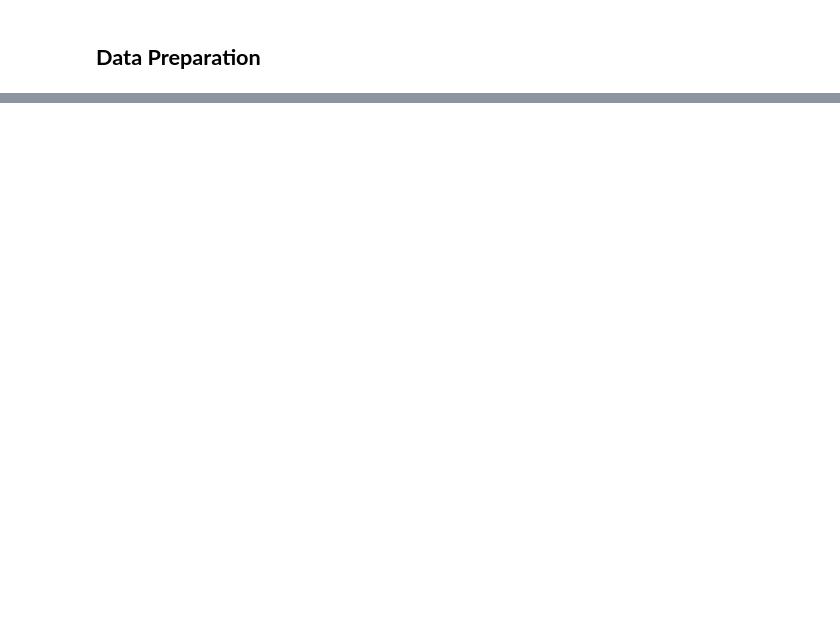
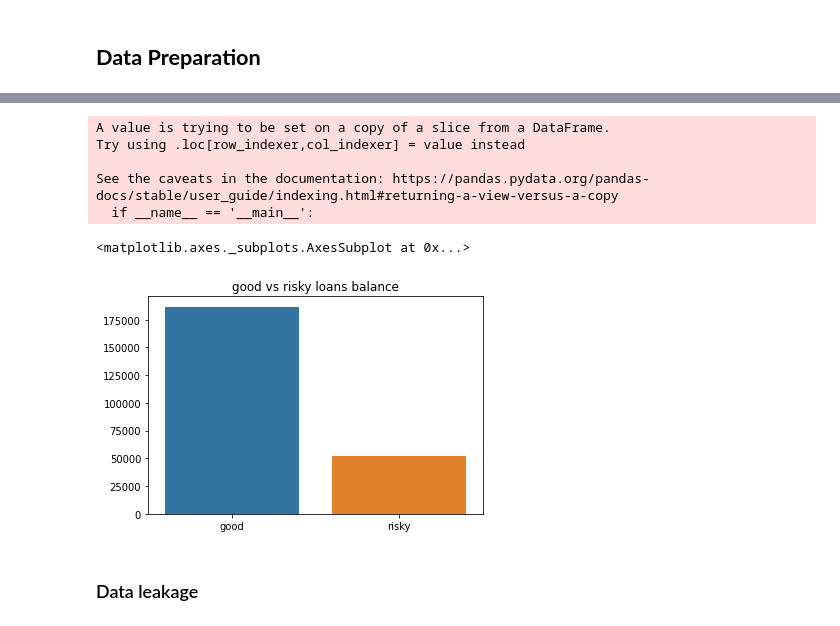
Before and after one commit to lailasaummi/Google-colab, a Jupyter notebook: Laila_Awalia_Saummi_VIX_ID_X_Partners.ipynb, the cells around one changed output, grey strips where cells are left out. Cells and saved outputs as stored; diff of their text form; code cells hidden in the pictures; blank space fills up the shorter version.

```diff
--- a/Laila_Awalia_Saummi_VIX_ID_X_Partners.ipynb
+++ b/Laila_Awalia_Saummi_VIX_ID_X_Partners.ipynb
@@ -147,0 +32,2 @@ data.describe()
+# %%
+raw_data = pd.read_csv('/content/drive/MyDrive/Colab Notebooks/loan_data_2007_2014.csv', low_memory = False)
@@ -147,0 +67,9 @@ data.describe()
+# %%
+# Drop inconsistent columns
+drop_col = ['Unnamed: 0', 'annual_inc_joint', 'dti_joint', 'verification_status_joint',
+       'open_acc_6m', 'open_il_6m', 'open_il_12m', 'open_il_24m',
+       'mths_since_rcnt_il', 'total_bal_il', 'il_util', 'open_rv_12m',
+       'open_rv_24m', 'max_bal_bc', 'all_util', 'inq_fi', 'total_cu_tl',
+       'inq_last_12m']
+
+data = raw_data.drop(columns=drop_col, axis=1)
@@ -147,0 +96,25 @@ data.describe()
+# %%
+# Define values
+ambiguous = ['Current', 'In Grace Period']
+good_loan =  ['Fully Paid', 'Does not meet the credit policy. Status:Fully Paid']
+
+# Drop rows that contain ambiguous
+data = data[data.loan_status.isin(ambiguous) == False]
+
+# Create new column to classify ending of loan_status column
+data['loan_ending'] = np.where(data['loan_status'].isin(good_loan), 'good', 'risky')
+# %% [output]
+A value is trying to be set on a copy of a slice from a DataFrame.
+Try using .loc[row_indexer,col_indexer] = value instead
+
+See the caveats in the documentation: https://pandas.pydata.org/pandas-docs/stable/user_guide/indexing.html#returning-a-view-versus-a-copy
+  if __name__ == '__main__':
+# %%
+# Plot good vs risky loans balance
+plt.title('good vs risky loans balance')
+sns.barplot(x=data.loan_ending.value_counts().index,y=data.loan_ending.value_counts().values)
+# %% [output]
+<matplotlib.axes._subplots.AxesSubplot at 0x...>
+[figure, added]
+# %% [markdown]
+### Data leakage
```
Also changed, not shown: parts of 286 cells of this notebook.
